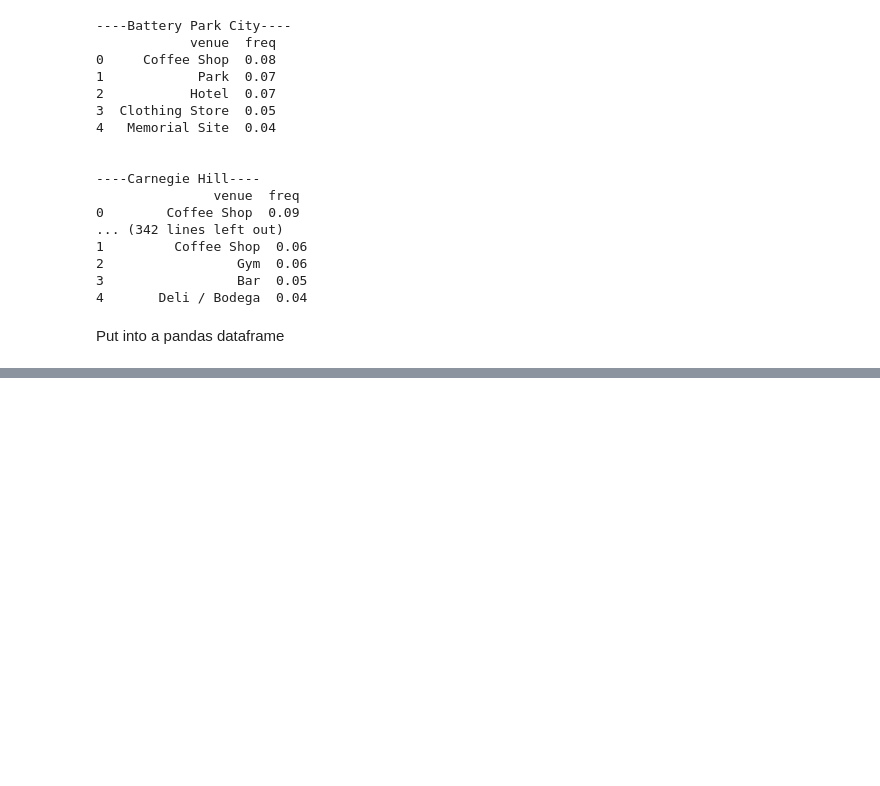
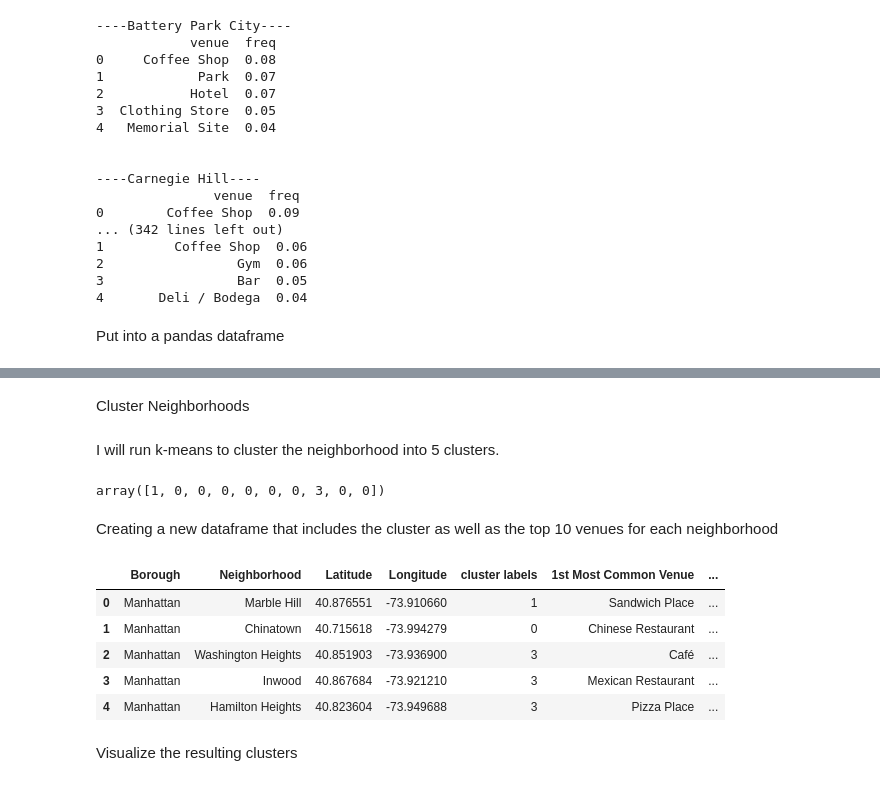
Before and after one commit to ersinkaan/nyc_clustering, a Jupyter notebook: New_York_City_Segmentation_Clustering.ipynb, the cells around one changed output, grey strips where cells are left out. Cells and saved outputs as stored; diff of their text form; code cells hidden in the pictures; blank space fills up the shorter version.

```diff
--- a/New_York_City_Segmentation_Clustering.ipynb
+++ b/New_York_City_Segmentation_Clustering.ipynb
@@ -5312,0 +5344,35 @@ def return_most_common_venues(row,num_top_venues):
+# %% [markdown]
+Cluster Neighborhoods
+# %% [markdown]
+I will run k-means to cluster the neighborhood into 5 clusters.
+# %%
+#number of clusters set
+kclusters= 5
+manhattan_grouped_clustering = manhattan_grouped.drop('Neighborhood',1)
+
+#run k-means clustering
+kmeans = KMeans(n_clusters=kclusters,random_state=4).fit(manhattan_grouped_clustering)
+
+#check cluster labels generated for each row in the dataframe
+kmeans.labels_[0:10]
+# %% [output]
+array([1, 0, 0, 0, 0, 0, 0, 3, 0, 0])
+# %% [markdown]
+Creating a new dataframe that includes the cluster as well as the top 10 venues for each neighborhood
+# %%
+#adding clustering labels
+neighborhoods_venues_sorted.insert(0,'cluster labels',kmeans.labels_)
+manhattan_merged = manhattan_data
+#merge manhattan_group with manhattan_data to add latitude-longitude for each neighborhood
+manhattan_merged = manhattan_merged.join(neighborhoods_venues_sorted.set_index('Neighborhood'),on='Neighborhood')
+
+manhattan_merged.head()
+# %% [output]
+|  | Borough | Neighborhood | Latitude | Longitude | cluster labels | 1st Most Common Venue | ... |
+| 0 | Manhattan | Marble Hill | 40.876551 | -73.910660 | 1 | Sandwich Place | ... |
+| 1 | Manhattan | Chinatown | 40.715618 | -73.994279 | 0 | Chinese Restaurant | ... |
+| 2 | Manhattan | Washington Heights | 40.851903 | -73.936900 | 3 | Café | ... |
+| 3 | Manhattan | Inwood | 40.867684 | -73.921210 | 3 | Mexican Restaurant | ... |
+| 4 | Manhattan | Hamilton Heights | 40.823604 | -73.949688 | 3 | Pizza Place | ... |
+# %% [markdown]
+Visualize the resulting clusters
```
Also changed, not shown: parts of 7 cells of this notebook.
